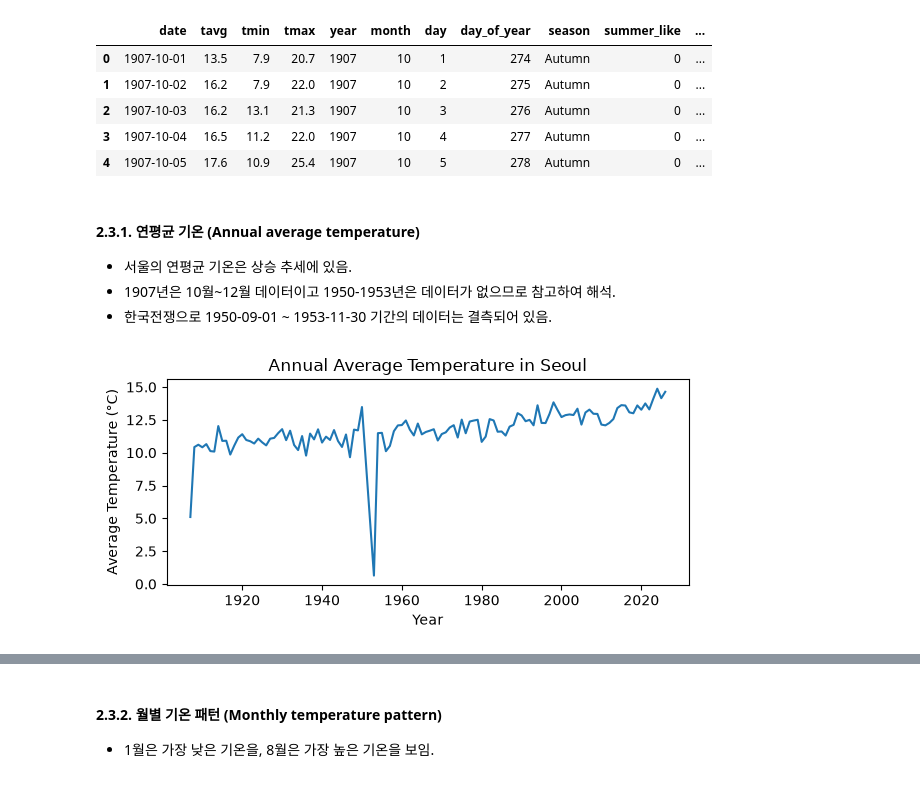
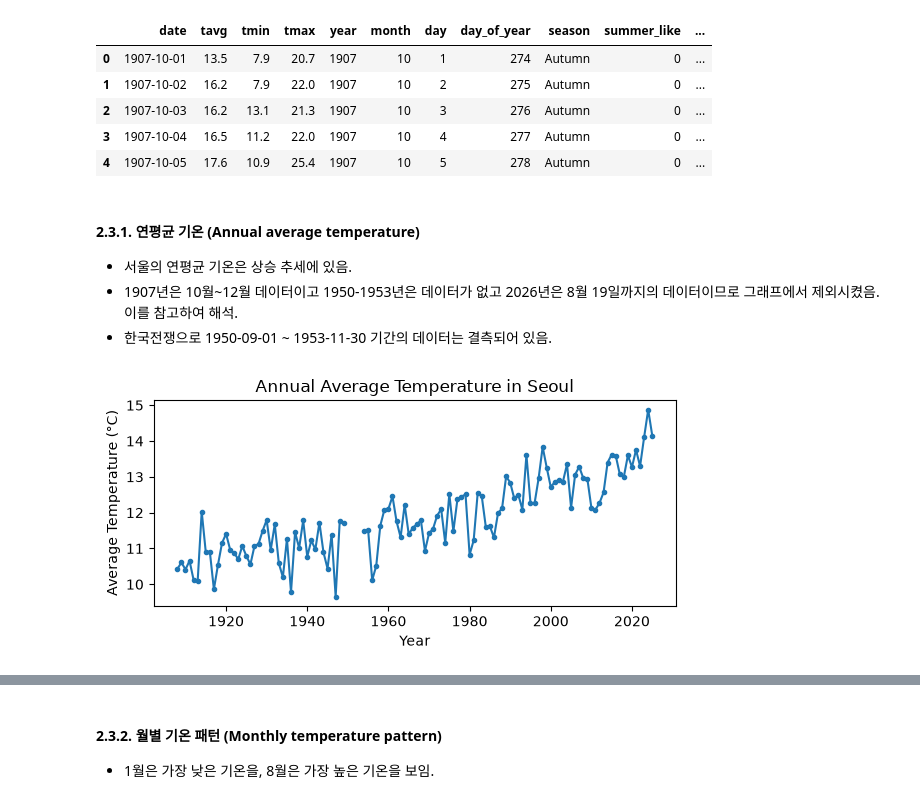
Before and after one commit to freepoincare/time-series-data-analysis, a Jupyter notebook: notebooks/1_EDA_preprocessing.ipynb, the cells around one changed output, grey strips where cells are left out. Cells and saved outputs as stored; diff of their text form; code cells hidden in the pictures.

Commit message:
Fix: deal with missing periods (1907, 1950-1953, 2026) on the graph

```diff
--- a/notebooks/1_EDA_preprocessing.ipynb
+++ b/notebooks/1_EDA_preprocessing.ipynb
@@ -680,17 +683,23 @@ df2.head()
 #### 2.3.1. 연평균 기온 (Annual average temperature)
 
 * 서울의 연평균 기온은 상승 추세에 있음.
-* 1907년은 10월~12월 데이터이고 1950-1953년은 데이터가 없으므로 참고하여 해석.
+* 1907년은 10월~12월 데이터이고 1950-1953년은 데이터가 없고 2026년은 8월 19일까지의 데이터이므로 그래프에서 제외시켰음. 이를 참고하여 해석.
 * 한국전쟁으로 1950-09-01 ~ 1953-11-30 기간의 데이터는 결측되어 있음.
 # %%
-annual_temp = df2.groupby("year")["tavg"].mean()
+annual_temp = (df2.groupby("year")["tavg"].mean().reset_index(name="annual_avg_temp"))
+
+# Mark incomplete years as missing
+annual_temp.loc[
+    annual_temp["year"].isin([1907, 1950, 1951, 1952, 1953, 2026]),
+    "annual_avg_temp"
+] = np.nan
 
 plt.figure(figsize=(6, 3))
-plt.plot(annual_temp.index, annual_temp.values)
+plt.plot(annual_temp["year"], annual_temp["annual_avg_temp"], marker='o', markersize=3)
 plt.xlabel("Year")
 plt.ylabel("Average Temperature (°C)")
 plt.title("Annual Average Temperature in Seoul")
 plt.tight_layout()
 plt.show()
 # %% [output]
-[figure, old version]
+[figure, new version]
```
Also changed, not shown: parts of 18 cells of this notebook, 1 other file.
